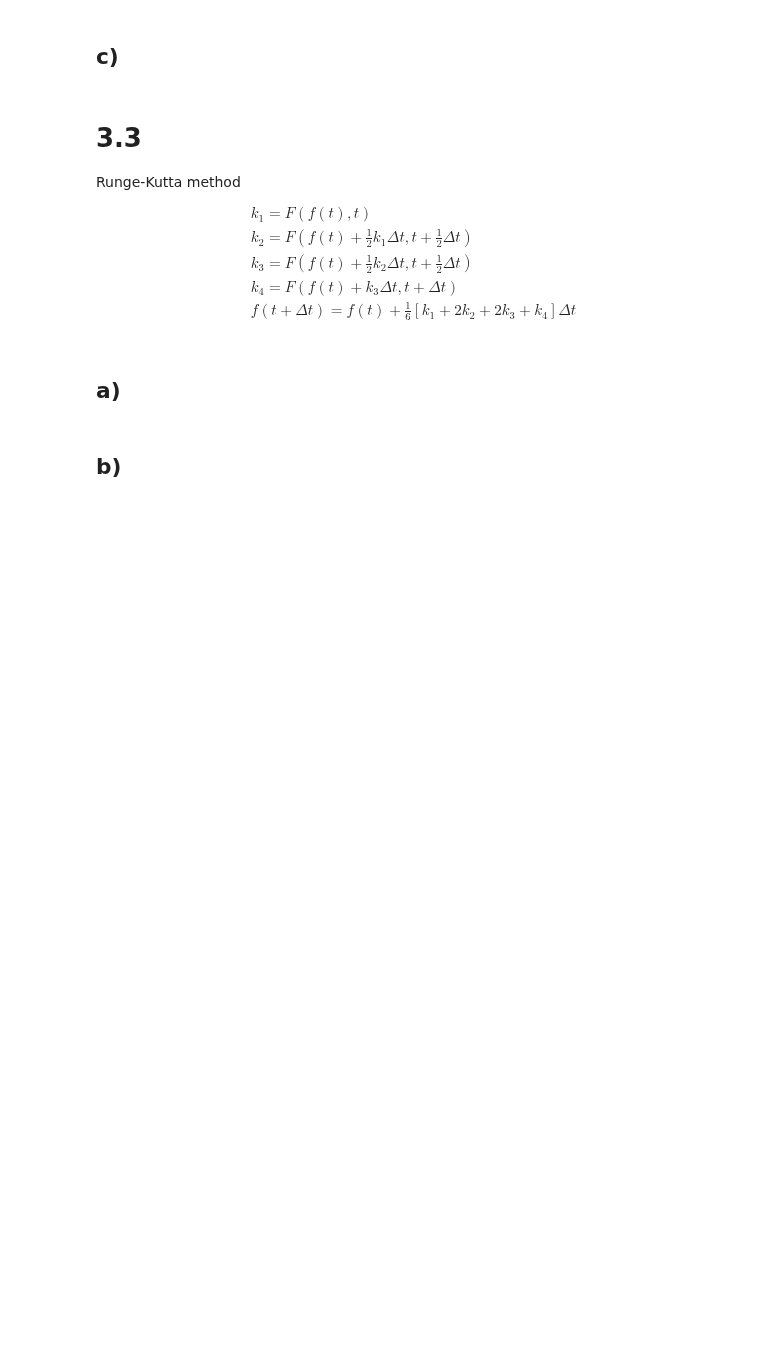
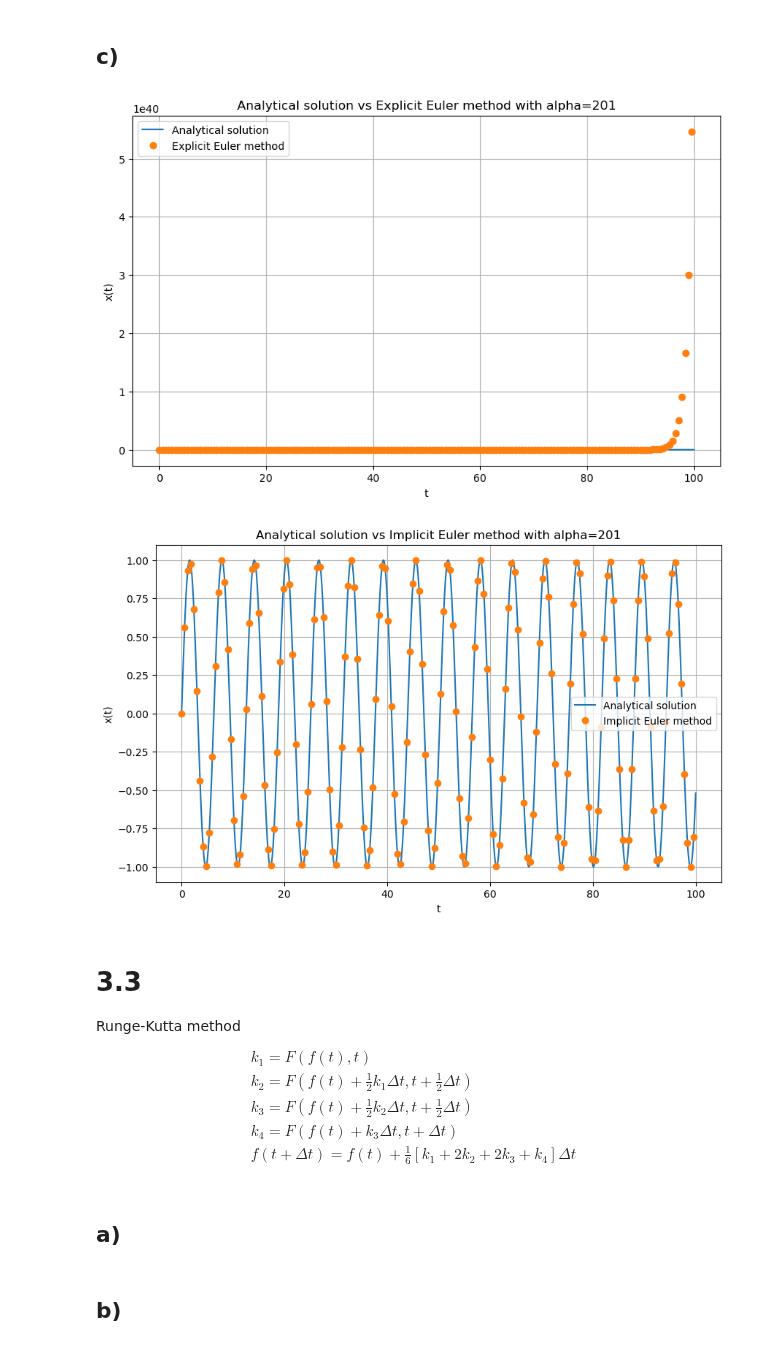
Before and after one commit to Katikistan/NumeP, a Jupyter notebook: week1/week1.ipynb, the cells around one changed output. Saved outputs shown, nothing was run; the diff lists cells and outputs as text; code cells hidden in the pictures; blank space fills up the shorter version.

```diff
--- a/week1/week1.ipynb
+++ b/week1/week1.ipynb
@@ -264,2 +294,20 @@ ModuleNotFoundError: No module named 'numba'
 # %% [markdown]
 ## b)
+# %%
+def implicit_euler(t, x):
+    for i in range(1, len(t)):
+        x[i] = (x[i-1] + dt * alpha * np.sin(t[i])) / (1 + dt * alpha)
+    return x
+
+# max error
+
+
+plt.figure(figsize=(10, 6))
+plt.plot(t, analytical_euler(alpha, t), label='Analytical solution')
+plt.plot(t[::60], implicit_euler(t, x)[::60], "o", label='Implicit Euler method')
+plt.xlabel('t')
+plt.ylabel('x(t)')
+plt.grid(True)
+plt.legend()
+plt.title('Analytical solution vs Implicit Euler method')
+plt.show()
@@ -266,5 +316,30 @@ ModuleNotFoundError: No module named 'numba'
 # %% [markdown]
 ## c)
+# %%
+alpha = 201
+
+plt.figure(figsize=(10, 6))
+plt.plot(t, analytical_euler(alpha, t), label='Analytical solution')
+plt.plot(t[::60], explicit_euler(t, x)[::60], "o", label='Explicit Euler method')
+plt.xlabel('t')
+plt.ylabel('x(t)')
+plt.grid(True)
+plt.legend()
+plt.title('Analytical solution vs Explicit Euler method with alpha=201')
+plt.show()
+
+plt.figure(figsize=(10, 6))
+plt.plot(t, analytical_euler(alpha, t), label='Analytical solution')
+plt.plot(t[::60], implicit_euler(t, x)[::60], "o", label='Implicit Euler method')
+plt.xlabel('t')
+plt.ylabel('x(t)')
+plt.grid(True)
+plt.legend()
+plt.title('Analytical solution vs Implicit Euler method with alpha=201')
+plt.show()
+# %% [output]
+[figure, added]
+[figure, added]
 # %% [markdown]
 # 3.3
 Runge-Kutta method
```
Also changed, not shown: parts of 7 cells of this notebook.
